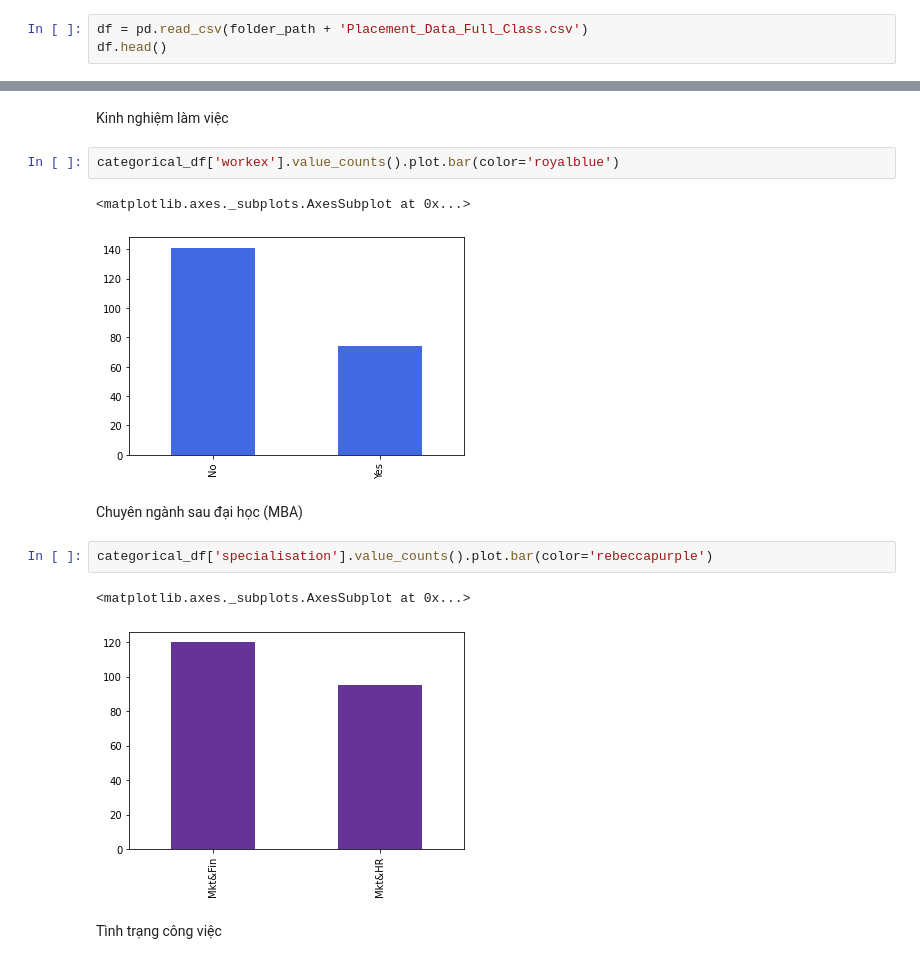
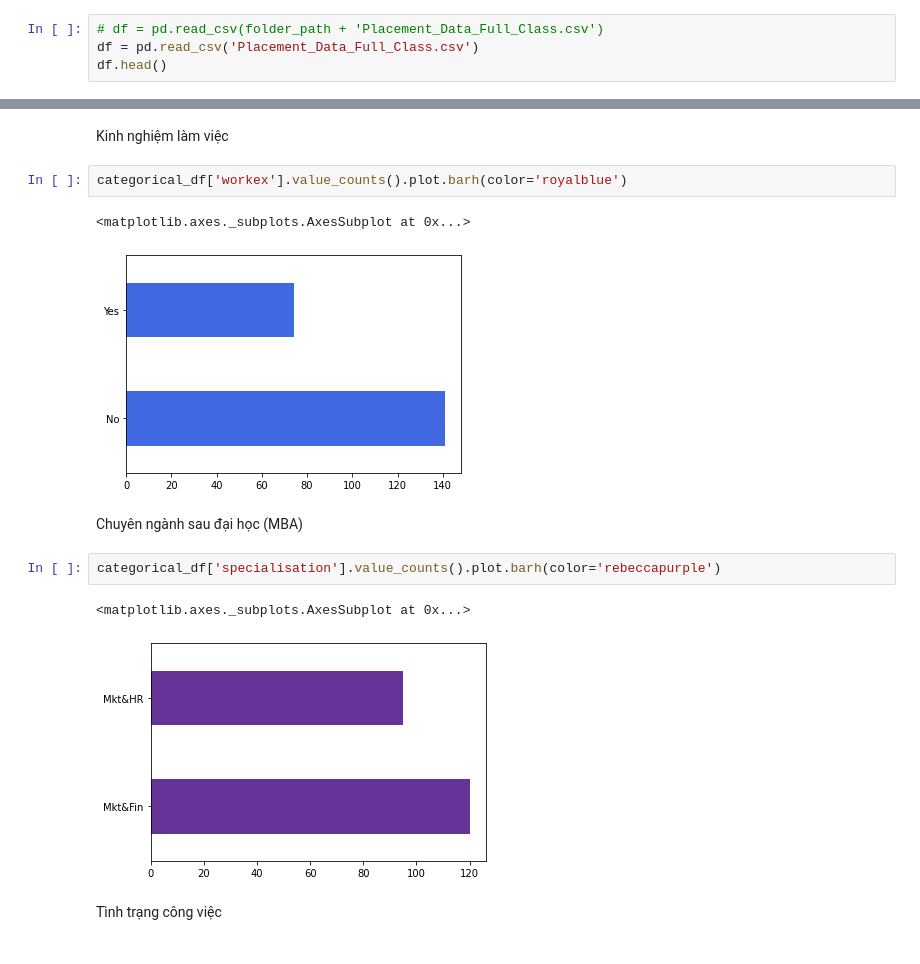
Before and after one commit to huihui1503/P4DS-CLC19-FinalProject, a Jupyter notebook: Final_Project_Hui.ipynb, the cells around one changed output, grey strips where cells are left out. Saved outputs shown, nothing was run; the diff lists cells and outputs as text.

```diff
--- a/Final_Project_Hui.ipynb
+++ b/Final_Project_Hui.ipynb
@@ -22,7 +18,8 @@ Mounted at /content/drive
 # %% [markdown]
 ### Đọc dữ liệu
 # %%
-df = pd.read_csv(folder_path + 'Placement_Data_Full_Class.csv')
+# df = pd.read_csv(folder_path + 'Placement_Data_Full_Class.csv')
+df = pd.read_csv('Placement_Data_Full_Class.csv')
 df.head()
 # %% [output]
 |  | sl_no | gender | ssc_p | ssc_b | hsc_p | hsc_b | hsc_s | degree_p | degree_t | workex | etest_p | ... |
@@ -210,17 +219,17 @@ categorical_df['degree_t'].value_counts().plot.bar(color='cadetblue')
 # %% [markdown]
 Kinh nghiệm làm việc
 # %%
-categorical_df['workex'].value_counts().plot.bar(color='royalblue')
+categorical_df['workex'].value_counts().plot.barh(color='royalblue')
 # %% [output]
 <matplotlib.axes._subplots.AxesSubplot at 0x...>
-[figure, old version]
+[figure, new version]
 # %% [markdown]
 Chuyên ngành sau đại học (MBA)
 # %%
-categorical_df['specialisation'].value_counts().plot.bar(color='rebeccapurple')
+categorical_df['specialisation'].value_counts().plot.barh(color='rebeccapurple')
 # %% [output]
 <matplotlib.axes._subplots.AxesSubplot at 0x...>
-[figure, old version]
+[figure, new version]
 # %% [markdown]
 Tình trạng công việc
 # %%
```
Also changed, not shown: parts of 59 cells of this notebook.
